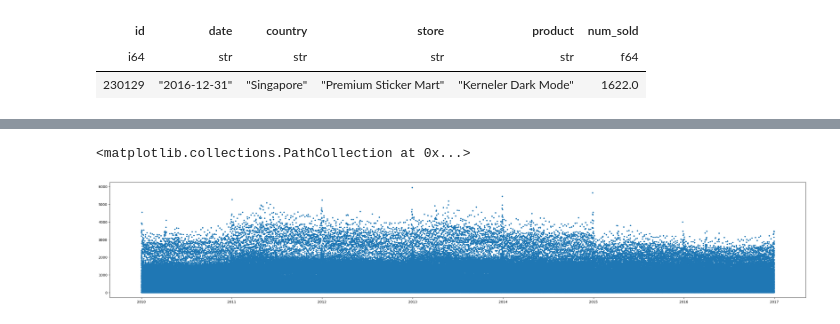
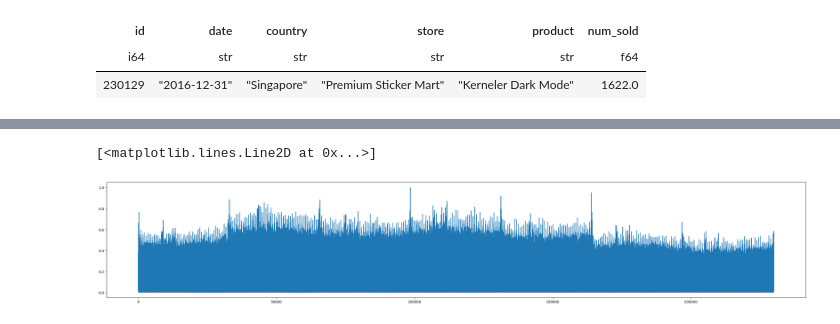
Before and after one commit to 1pawn0/Kaggle-Competitions, a Jupyter notebook: Competition-Notebooks/Forecasting-Sticker-Sales/forecasting-sticker-sales.ipynb, the cells around one changed output, grey strips where cells are left out. Cells and saved outputs as stored; diff of their text form; code cells hidden in the pictures.

```diff
--- a/Competition-Notebooks/Forecasting-Sticker-Sales/forecasting-sticker-sales.ipynb
+++ b/Competition-Notebooks/Forecasting-Sticker-Sales/forecasting-sticker-sales.ipynb
@@ -68,6 +68,7 @@ df = df.with_columns([
 # %%
 max_num_sold: int = df['num_sold'].max()  # Using Max value of `num_sold` for scaling
 
-df.with_columns([
+df = df.with_columns([
     (pl.col('num_sold') / max_num_sold).alias('num_sold_scaled')
 ])
+df = df.drop(['date', 'country', 'store', 'product', 'num_sold'])
@@ -94,6 +75,6 @@ shape: (328_680, 27)
 # %%
 plt.figure(figsize=(36, 6))
-plt.scatter(df['date'], df['num_sold'], marker='.')
+plt.plot(df['num_sold_scaled'])
 # %% [output]
-<matplotlib.collections.PathCollection at 0x...>
+[<matplotlib.lines.Line2D at 0x...>]
-[figure, old version]
+[figure, new version]
```
Also changed, not shown: parts of 5 cells of this notebook, 3 other files.
